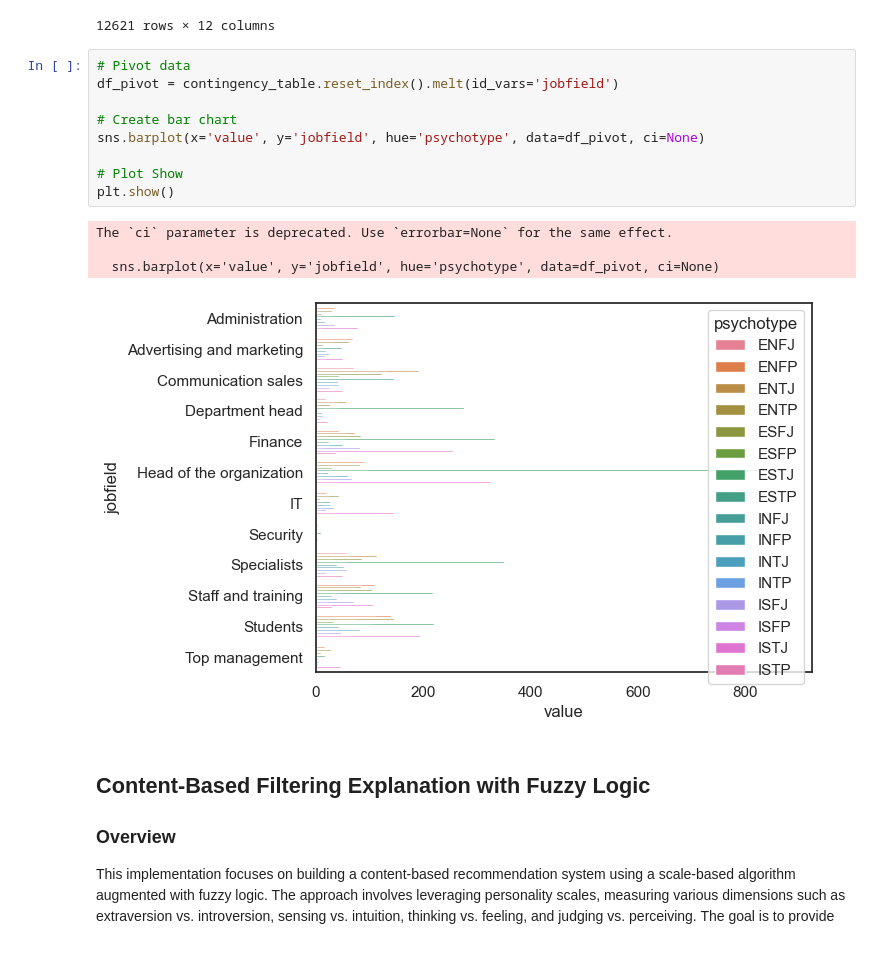
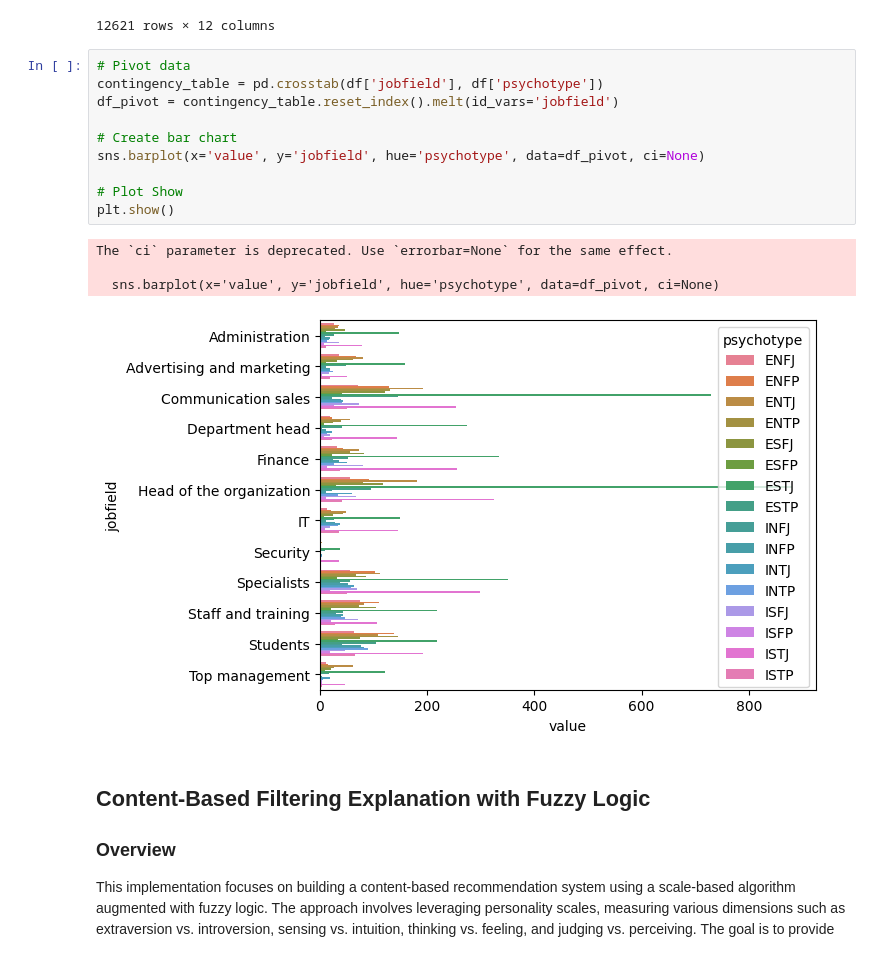
Before and after one commit to fairuzald/Hybrid-MBTI-Job-Based-Recommender-System, a Jupyter notebook: recommender_systems.ipynb, the cells around one changed output. Saved outputs shown, nothing was run; the diff lists cells and outputs as text.

```diff
--- a/recommender_systems.ipynb
+++ b/recommender_systems.ipynb
@@ -76,18 +76,19 @@ df
 12621 rows × 12 columns
 # %%
 # Pivot data
+contingency_table = pd.crosstab(df['jobfield'], df['psychotype'])
 df_pivot = contingency_table.reset_index().melt(id_vars='jobfield')
 
 # Create bar chart
 sns.barplot(x='value', y='jobfield', hue='psychotype', data=df_pivot, ci=None)
 
 # Plot Show
 plt.show()
 # %% [output]
 The `ci` parameter is deprecated. Use `errorbar=None` for the same effect.
 
   sns.barplot(x='value', y='jobfield', hue='psychotype', data=df_pivot, ci=None)
-[figure, old version]
+[figure, new version]
 # %% [markdown]
 ## Content-Based Filtering Explanation with Fuzzy Logic
 
```
Also changed, not shown: parts of 8 cells of this notebook, 4 other files.
